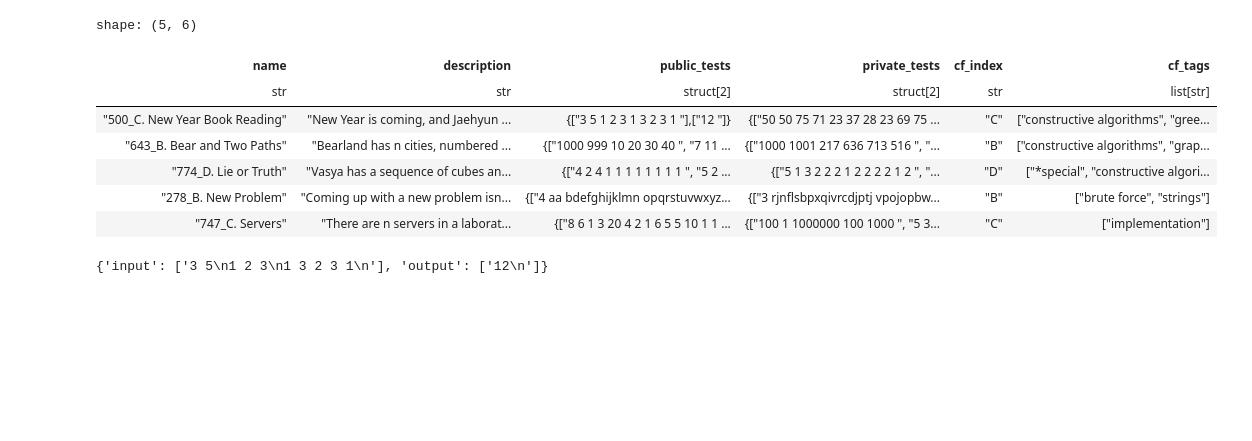
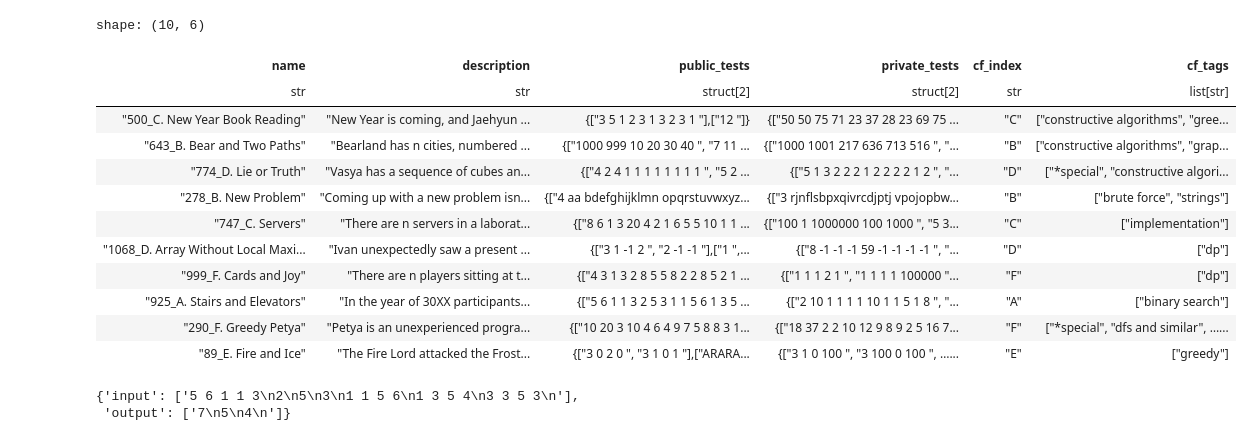
Before and after one commit to MaksimObukhov/self-corrective-coding-agent, a Jupyter notebook: experiment.ipynb, the cells around one changed output. Saved outputs shown, nothing was run; the diff lists cells and outputs as text; code cells hidden in the pictures; blank space fills up the shorter version.

```diff
--- a/experiment.ipynb
+++ b/experiment.ipynb
@@ -8,13 +10,18 @@ pl.Config.set_tbl_rows(-1)
 df = pl.read_parquet('sampled_codeforces_data.parquet')
 # df.write_parquet('codeforces_data.parquet')
 # %%
-df.head()
+df.head(10)
 # %% [output]
-shape: (5, 6)
+shape: (10, 6)
 | name | description | public_tests | private_tests | cf_index | cf_tags |
 | str | str | struct[2] | struct[2] | str | list[str] |
 | "500_C. New Year Book Reading" | "New Year is coming, and Jaehyun ... | {["3 5 1 2 3 1 3 2 3 1 "],["12 "]} | {["50 50 75 71 23 37 28 23 69 75 ... | "C" | ["constructive algorithms", "gree... |
 | "643_B. Bear and Two Paths" | "Bearland has n cities, numbered ... | {["1000 999 10 20 30 40 ", "7 11 ... | {["1000 1001 217 636 713 516 ", "... | "B" | ["constructive algorithms", "grap... |
 | "774_D. Lie or Truth" | "Vasya has a sequence of cubes an... | {["4 2 4 1 1 1 1 1 1 1 1 ", "5 2 ... | {["5 1 3 2 2 2 1 2 2 2 2 1 2 ", "... | "D" | ["*special", "constructive algori... |
 | "278_B. New Problem" | "Coming up with a new problem isn... | {["4 aa bdefghijklmn opqrstuvwxyz... | {["3 rjnflsbpxqivrcdjptj vpojopbw... | "B" | ["brute force", "strings"] |
 | "747_C. Servers" | "There are n servers in a laborat... | {["8 6 1 3 20 4 2 1 6 5 5 10 1 1 ... | {["100 1 1000000 100 1000 ", "5 3... | "C" | ["implementation"] |
+| "1068_D. Array Without Local Maxi... | "Ivan unexpectedly saw a present ... | {["3 1 -1 2 ", "2 -1 -1 "],["1 ",... | {["8 -1 -1 -1 59 -1 -1 -1 -1 ", "... | "D" | ["dp"] |
+| "999_F. Cards and Joy" | "There are n players sitting at t... | {["4 3 1 3 2 8 5 5 8 2 2 8 5 2 1 ... | {["1 1 1 2 1 ", "1 1 1 1 100000 "... | "F" | ["dp"] |
+| "925_A. Stairs and Elevators" | "In the year of 30XX participants... | {["5 6 1 1 3 2 5 3 1 1 5 6 1 3 5 ... | {["2 10 1 1 1 1 10 1 1 5 1 8 ", "... | "A" | ["binary search"] |
+| "290_F. Greedy Petya" | "Petya is an unexperienced progra... | {["10 20 3 10 4 6 4 9 7 5 8 8 3 1... | {["18 37 2 2 10 12 9 8 9 2 5 16 7... | "F" | ["*special", "dfs and similar", …... |
+| "89_E. Fire and Ice" | "The Fire Lord attacked the Frost... | {["3 0 2 0 ", "3 1 0 1 "],["ARARA... | {["3 1 0 100 ", "3 100 0 100 ", …... | "E" | ["greedy"] |
@@ -23,4 +28,5 @@ case = df['public_tests'][0]
 # %%
-case
+df['public_tests'][7]
 # %% [output]
-{'input': ['3 5\n1 2 3\n1 3 2 3 1\n'], 'output': ['12\n']}
+{'input': ['5 6 1 1 3\n2\n5\n3\n1 1 5 6\n1 3 5 4\n3 3 5 3\n'],
+ 'output': ['7\n5\n4\n']}
```
Also changed, not shown: parts of 4 cells of this notebook, 5 other files.
